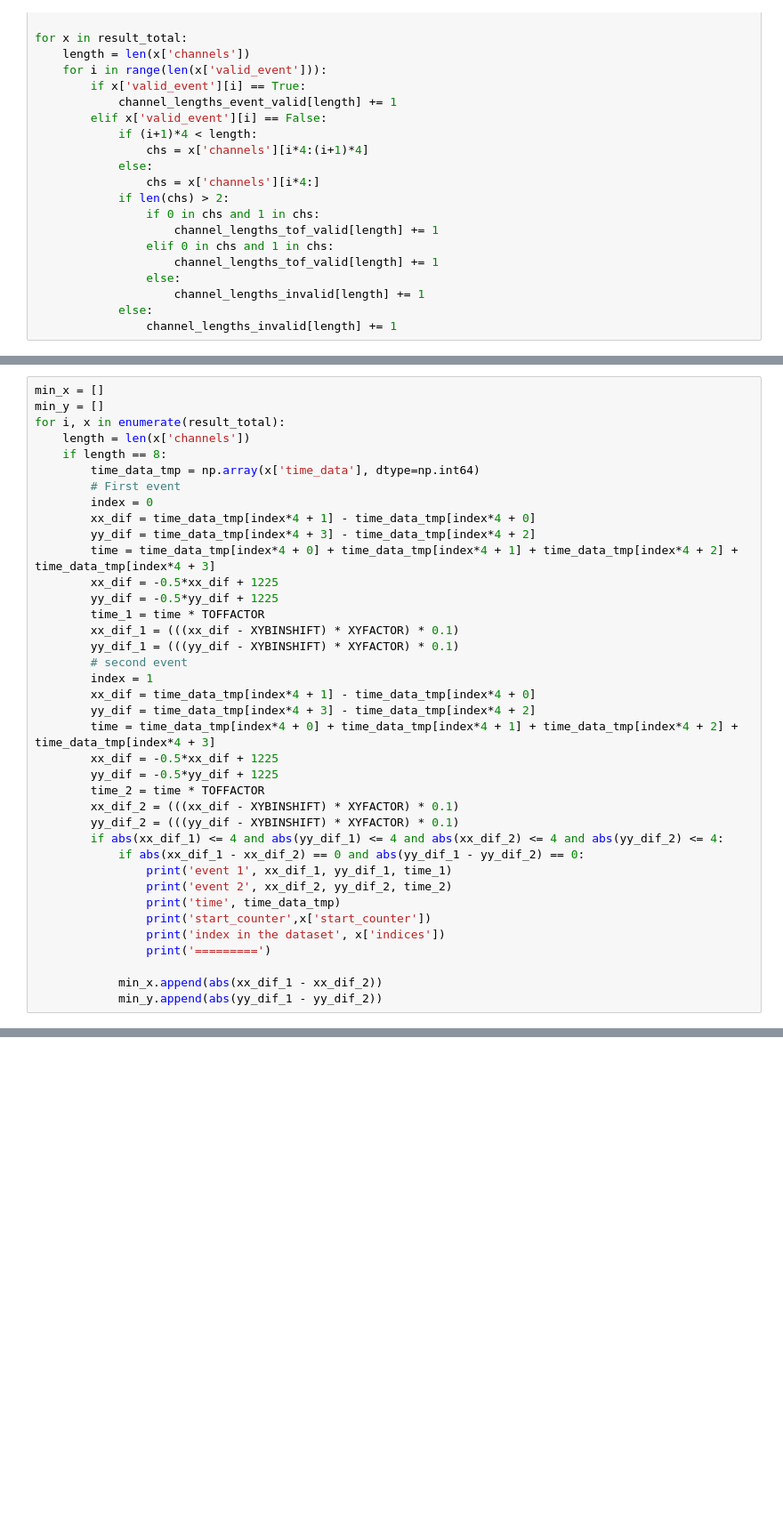
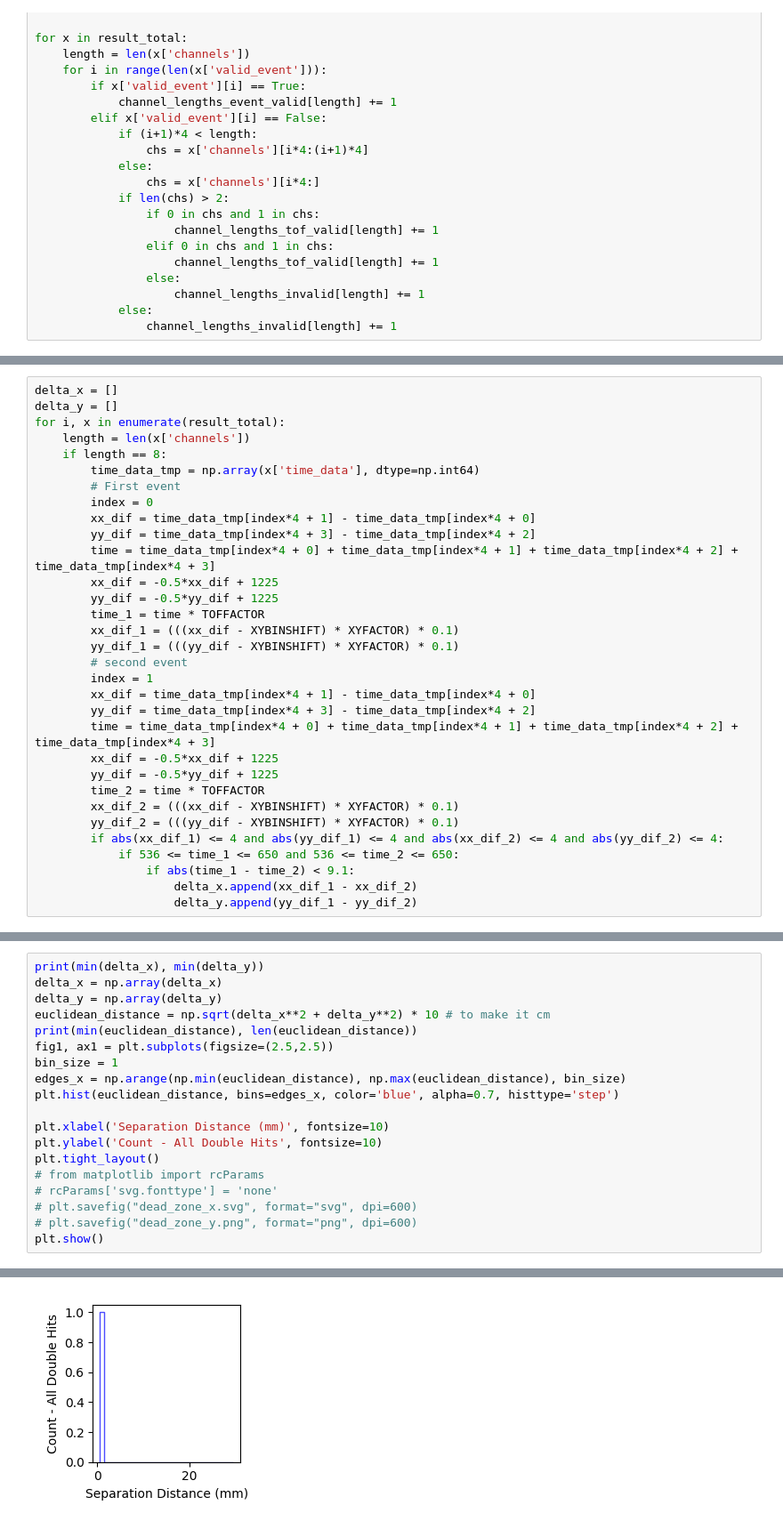
Before and after one commit to mmonajem/pyoxcart, a Jupyter notebook: pyccapt/calibration/tutorials/jupyter_files/raw_data_analysis.ipynb, the cells around one changed output, grey strips where cells are left out. Shown at 89% size. Drawn from its saved outputs; the diff is of its cells as text; blank space fills up the shorter version.

```diff
--- a/pyccapt/calibration/tutorials/jupyter_files/raw_data_analysis.ipynb
+++ b/pyccapt/calibration/tutorials/jupyter_files/raw_data_analysis.ipynb
@@ -536,6 +566,6 @@ print(abs(yy_dif_1 - yy_dif_2))
 # %%
-min_x = []
-min_y = []
+delta_x = []
+delta_y = []
 for i, x in enumerate(result_total):
     length = len(x['channels'])
     if length == 8:
@@ -561,13 +591,7 @@ for i, x in enumerate(result_total):
         xx_dif_2 = (((xx_dif - XYBINSHIFT) * XYFACTOR) * 0.1)
         yy_dif_2 = (((yy_dif - XYBINSHIFT) * XYFACTOR) * 0.1)
         if abs(xx_dif_1) <= 4 and abs(yy_dif_1) <= 4 and abs(xx_dif_2) <= 4 and abs(yy_dif_2) <= 4:
-            if abs(xx_dif_1 - xx_dif_2) == 0 and abs(yy_dif_1 - yy_dif_2) == 0:
-                print('event 1', xx_dif_1, yy_dif_1, time_1)
-                print('event 2', xx_dif_2, yy_dif_2, time_2)
-                print('time', time_data_tmp)
-                print('start_counter',x['start_counter'])
-                print('index in the dataset', x['indices'])
-                print('=========')
-
-            min_x.append(abs(xx_dif_1 - xx_dif_2))
-            min_y.append(abs(yy_dif_1 - yy_dif_2))
+            if 536 <= time_1 <= 650 and 536 <= time_2 <= 650:
+                if abs(time_1 - time_2) < 9.1:
+                    delta_x.append(xx_dif_1 - xx_dif_2)
+                    delta_y.append(yy_dif_1 - yy_dif_2)
@@ -623,0 +598,20 @@ Second minimum value: 0.0016326530612236212
+# %%
+print(min(delta_x), min(delta_y))
+delta_x = np.array(delta_x)
+delta_y = np.array(delta_y)
+euclidean_distance = np.sqrt(delta_x**2 + delta_y**2) * 10 # to make it cm
+print(min(euclidean_distance), len(euclidean_distance))
+fig1, ax1 = plt.subplots(figsize=(2.5,2.5))
+bin_size = 1
+edges_x = np.arange(np.min(euclidean_distance), np.max(euclidean_distance), bin_size)
+plt.hist(euclidean_distance, bins=edges_x, color='blue', alpha=0.7, histtype='step')
+
+plt.xlabel('Separation Distance (mm)', fontsize=10)
+plt.ylabel('Count - All Double Hits', fontsize=10)
+plt.tight_layout()
+# from matplotlib import rcParams
+# rcParams['svg.fonttype'] = 'none'
+# plt.savefig("dead_zone_x.svg", format="svg", dpi=600)
+# plt.savefig("dead_zone_y.png", format="png", dpi=600)
+plt.show()
+# %% [output]
@@ -624,3 +620,4 @@ Second minimum value: 0.0016326530612236212
+[figure, added]
 # %%
 count = 0
 multi_hit = 0
```
Also changed, not shown: parts of 14 cells of this notebook, 5 other files.
